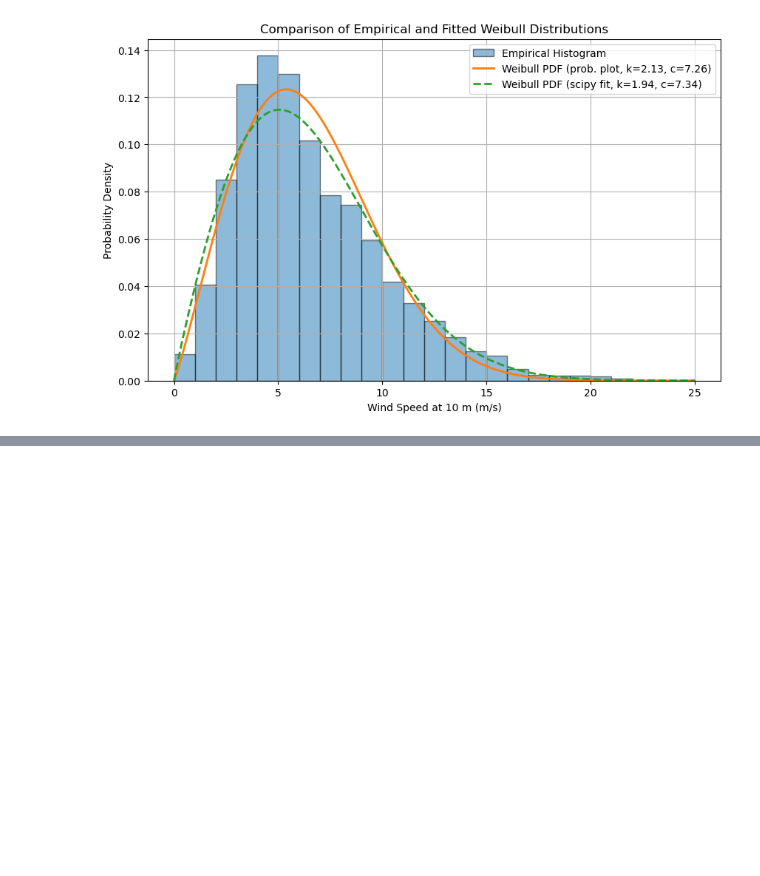
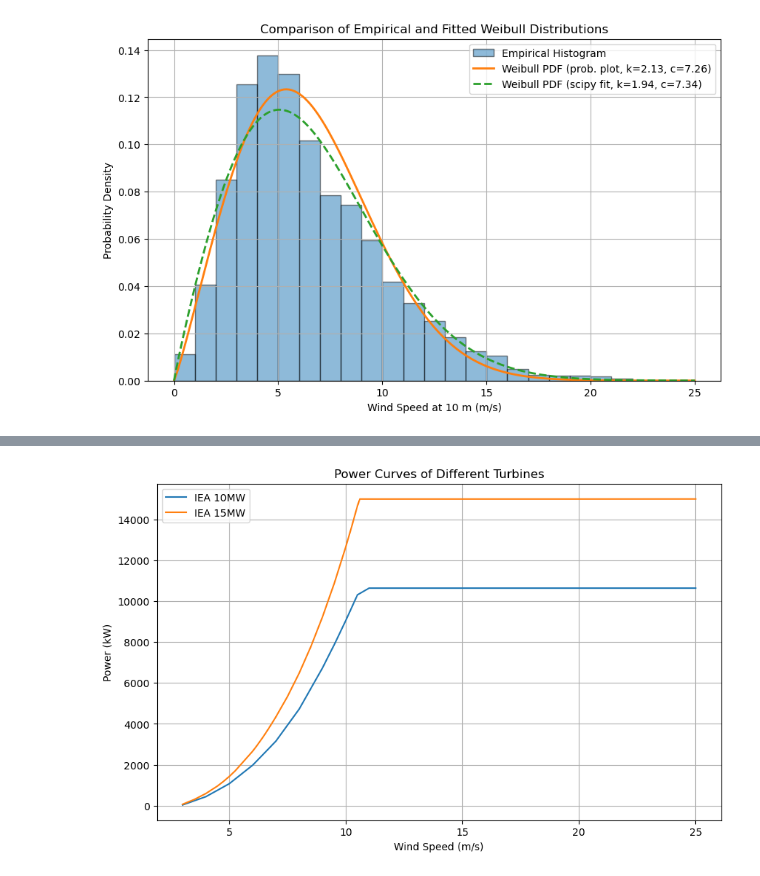
Before and after one commit to Aqdas-M/Offshore-Renewable-Technologies, a Jupyter notebook: Assignment 1/Assignment 1 Code.ipynb, the cells around one changed output, grey strips where cells are left out. Drawn from its saved outputs; the diff is of its cells as text; code cells hidden in the pictures; blank space fills up the shorter version.

```diff
--- a/Assignment 1/Assignment 1 Code.ipynb
+++ b/Assignment 1/Assignment 1 Code.ipynb
@@ -157,0 +175,15 @@ Fitted Weibull scale parameter (c): 7.3378
+# %%
+# Power Curves
+
+plt.figure(figsize=(10, 6))
+# plt.plot(data_BAR['Wind Speed [m/s]'], data_BAR['Power [kW]'], label='BAR LowSP 6.5MW')
+plt.plot(data_IEA10['Wind Speed [m/s]'], data_IEA10['Power [kW]'], label='IEA 10MW')
+plt.plot(data_IEA15['Wind Speed [m/s]'], data_IEA15['Power [kW]'], label='IEA 15MW')
+plt.xlabel('Wind Speed (m/s)')
+plt.ylabel('Power (kW)')
+plt.title('Power Curves of Different Turbines')
+plt.legend()
+plt.grid(True)
+plt.show()
+# %% [output]
+[figure, added]
```
Also changed, not shown: parts of 6 cells of this notebook.
